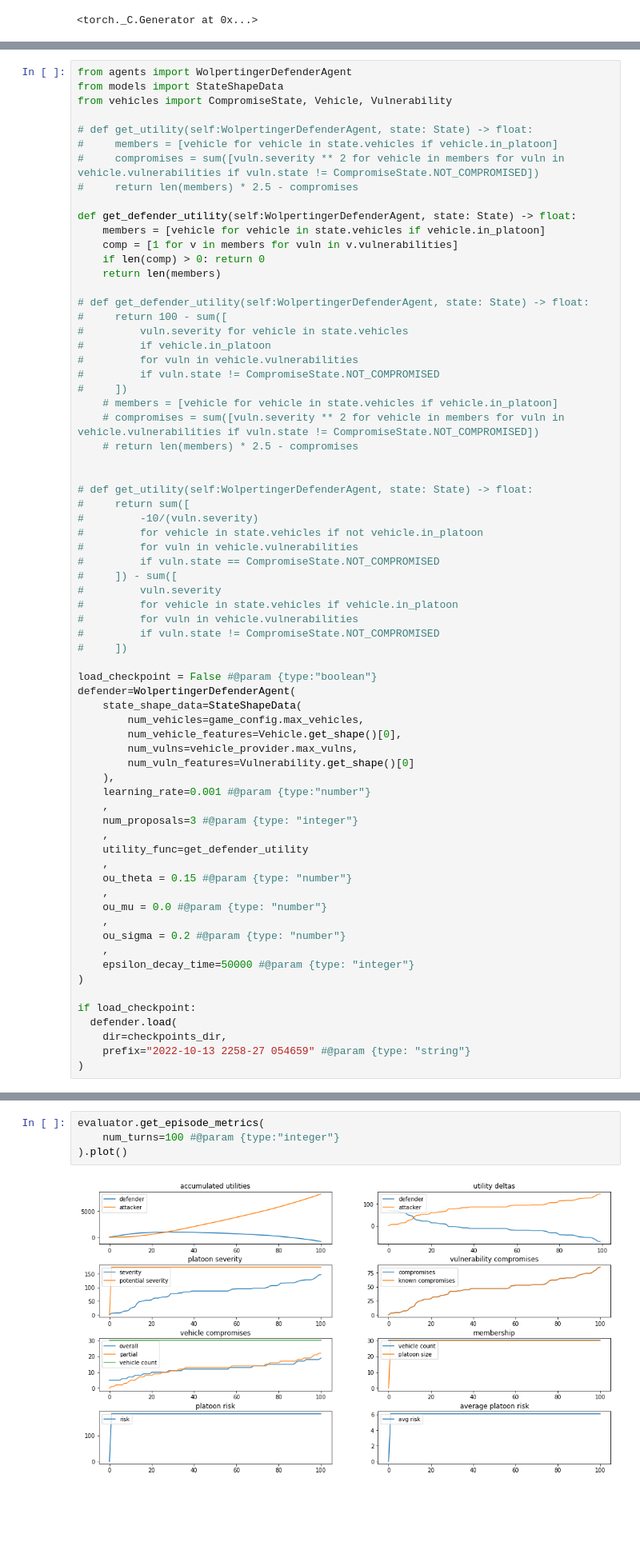
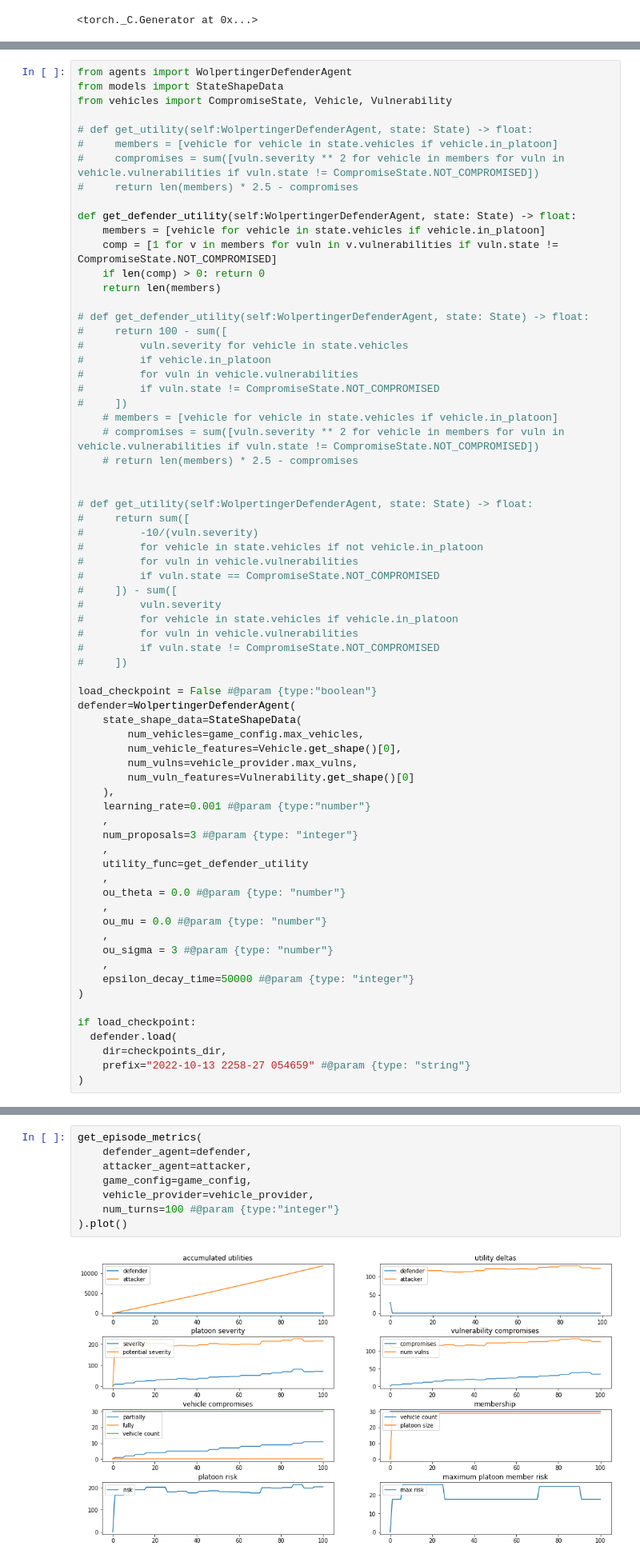
Before and after one commit to TeamDman/Vehicular-Game-Theory, a Jupyter notebook: platoongame/training.ipynb, the cells around one changed output, grey strips where cells are left out. Shown at 80% size. Cells and saved outputs as stored; diff of their text form; blank space fills up the shorter version.

```diff
--- a/platoongame/training.ipynb
+++ b/platoongame/training.ipynb
@@ -129,7 +129,7 @@ from vehicles import CompromiseState, Vehicle, Vulnerability
 
 def get_defender_utility(self:WolpertingerDefenderAgent, state: State) -> float:
     members = [vehicle for vehicle in state.vehicles if vehicle.in_platoon]
-    comp = [1 for v in members for vuln in v.vulnerabilities]
+    comp = [1 for v in members for vuln in v.vulnerabilities if vuln.state != CompromiseState.NOT_COMPROMISED]
     if len(comp) > 0: return 0
     return len(members)
 
@@ -172,11 +172,11 @@ defender=WolpertingerDefenderAgent(
     ,
     utility_func=get_defender_utility
     ,
-    ou_theta = 0.15 #@param {type: "number"}
+    ou_theta = 0.0 #@param {type: "number"}
     ,
     ou_mu = 0.0 #@param {type: "number"}
     ,
-    ou_sigma = 0.2 #@param {type: "number"}
+    ou_sigma = 3 #@param {type: "number"}
     ,
     epsilon_decay_time=50000 #@param {type: "integer"}
 )
@@ -289,8 +305,12 @@ TrainingMetricsTracker(stats=list(takewhile(lambda entry: entry.optim.loss <= 1,
 # %% [markdown]
 ## Evaluation
 # %%
-evaluator.get_episode_metrics(
+get_episode_metrics(
+    defender_agent=defender,
+    attacker_agent=attacker,
+    game_config=game_config,
+    vehicle_provider=vehicle_provider,
     num_turns=100 #@param {type:"integer"}
 ).plot()
 # %% [output]
-[figure, old version]
+[figure, new version]
```
Also changed, not shown: parts of 15 cells of this notebook, 4 other files.
